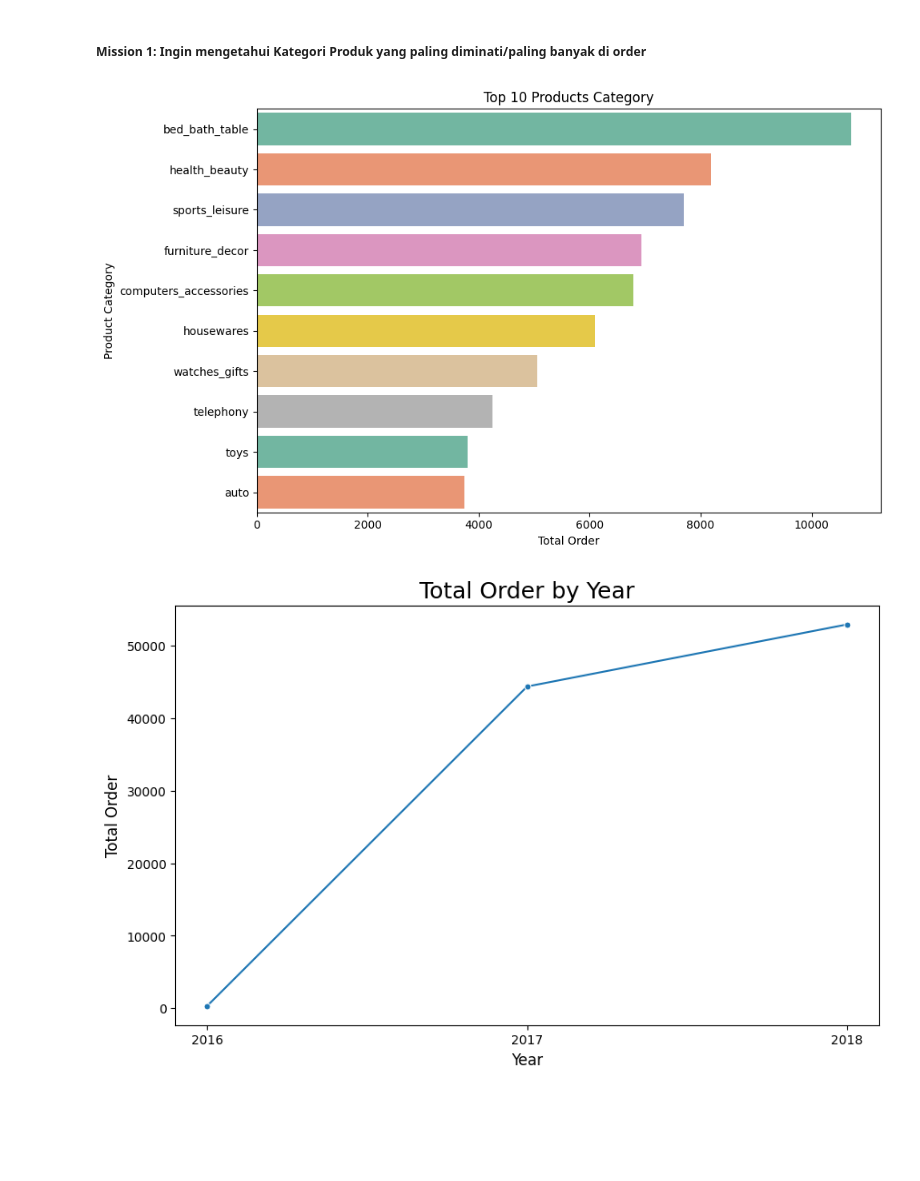
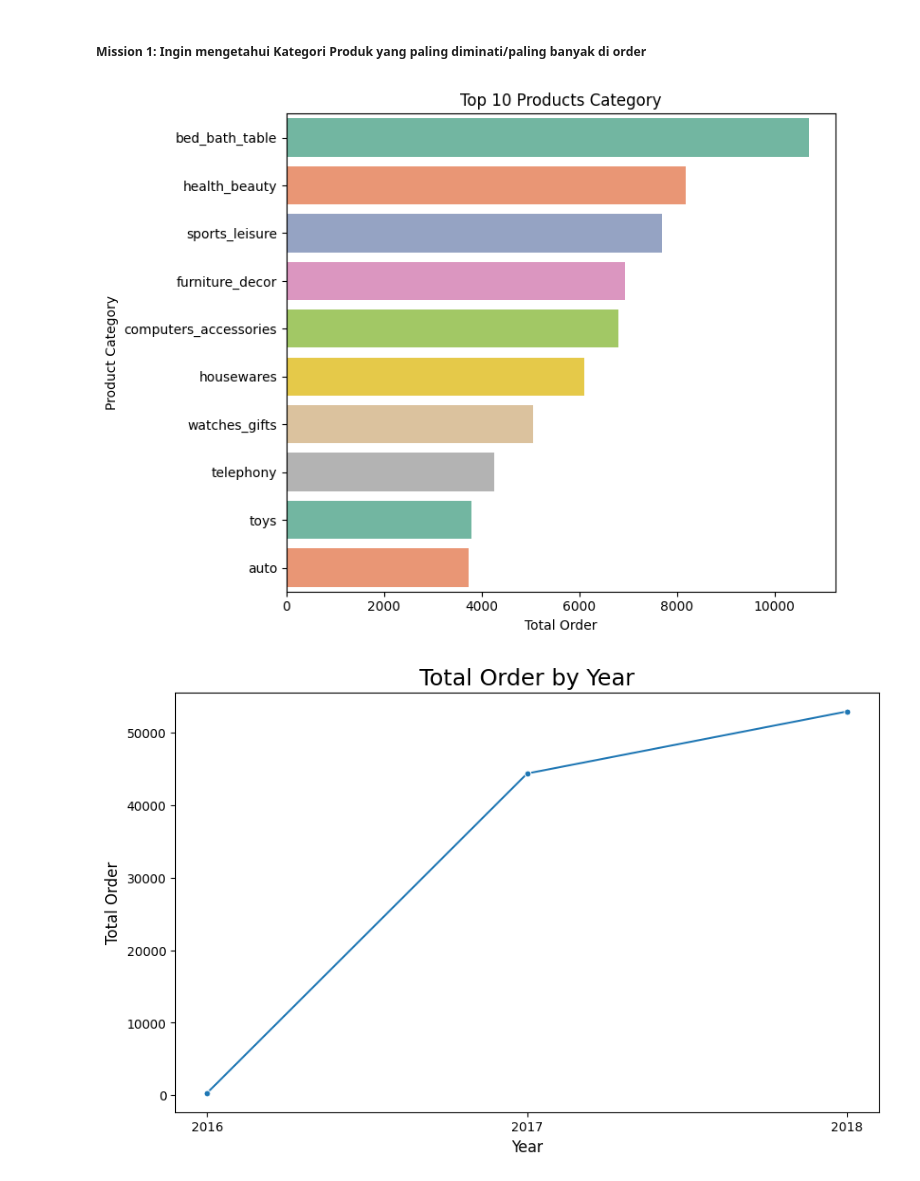
Before and after one commit to Hazard-Nico/EDA-Data-Wrangling-Project-Olist-Dataset, a Jupyter notebook: app.ipynb, the cells around one changed output. Drawn from its saved outputs; the diff is of its cells as text; code cells hidden in the pictures; blank space fills up the shorter version.

Commit message:
change the plot

```diff
--- a/app.ipynb
+++ b/app.ipynb
@@ -164,10 +184,11 @@ nan_col_olist
 # Drop the row with missing value
 df_olist_filtered.dropna(subset=['payment_type'], inplace = True)
 df_olist_filtered.dropna(subset=["payment_value"], inplace=True)
+df_olist_filtered.dropna(subset=["payment_sequential"], inplace=True)
 # %%
 # Handling missing values for review score
-# We can find mode in all review_score
-rev_score_mode = df_olist_filtered['review_score'].mode()[0]
+# We can find mean for fill the missing review_score
+rev_score_mode = df_olist_filtered['review_score'].mean()
 
 # insert to missing value with rev_score_mode
 df_olist_filtered['review_score'].fillna(rev_score_mode, inplace=True)
@@ -573,20 +615,20 @@ plt.show()
 # %%
 top_products_category = df_olist_clean.groupby("product_category_name_english").count()[['order_id']].sort_values(by='order_id', ascending=False).reset_index()[:10]
 
-plt.figure(figsize=(10, 6))
+plt.figure(figsize=(8, 6))
 
 sns.barplot(data=top_products_category, x='order_id', y='product_category_name_english', palette='Set2')
 plt.title("Top 10 Products Category")
 plt.ylabel("Product Category")
 plt.xlabel("Total Order")
 
 # Make sure layout is not overlapping
 plt.tight_layout()
 
 # Show the graphs
 plt.show()
 # %% [output]
-[figure, old version]
+[figure, new version]
 # %%
 # Group by order
 df_olist_clean["year_pure"] = df_olist_clean['order_purchase_timestamp'].dt.strftime('%Y')
```
Also changed, not shown: parts of 8 cells of this notebook.
